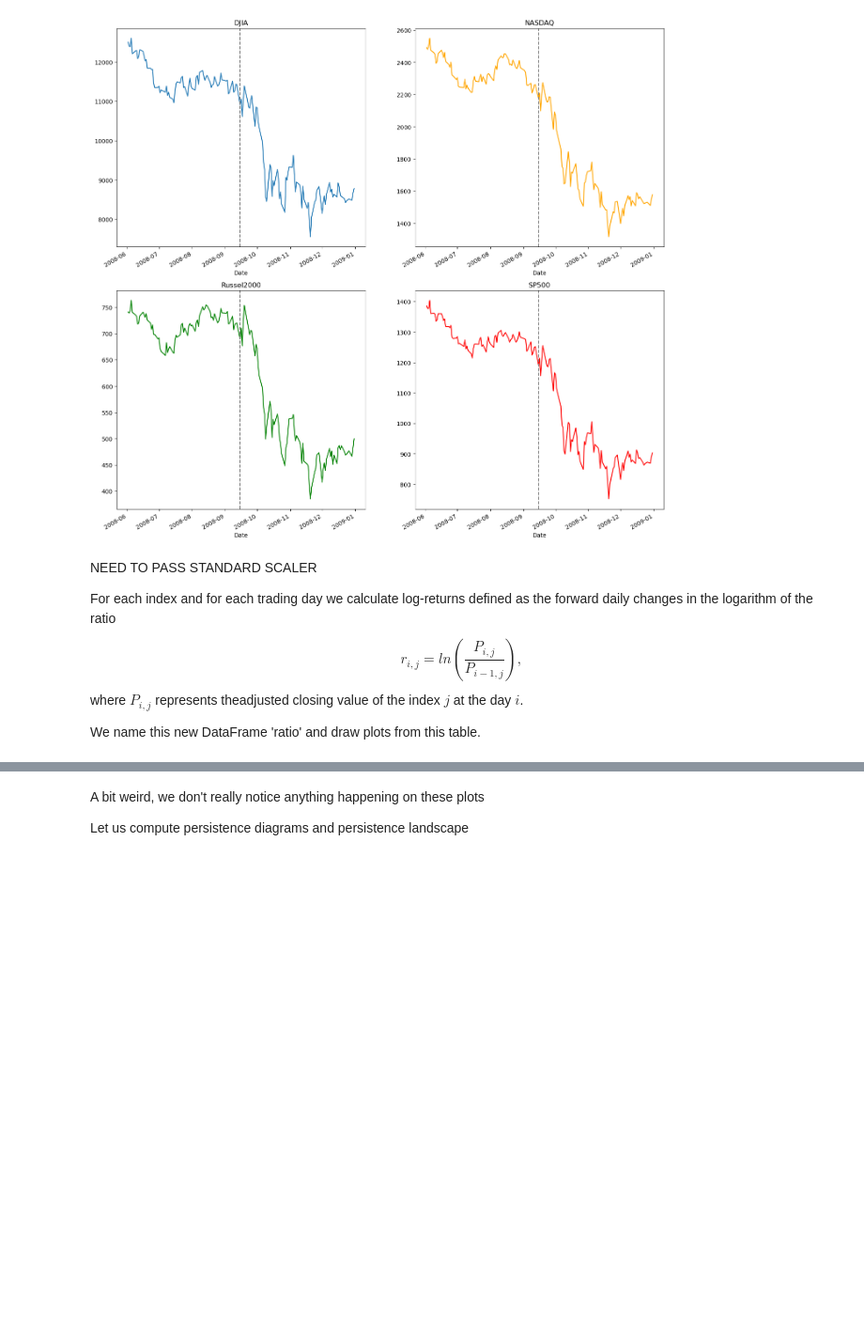
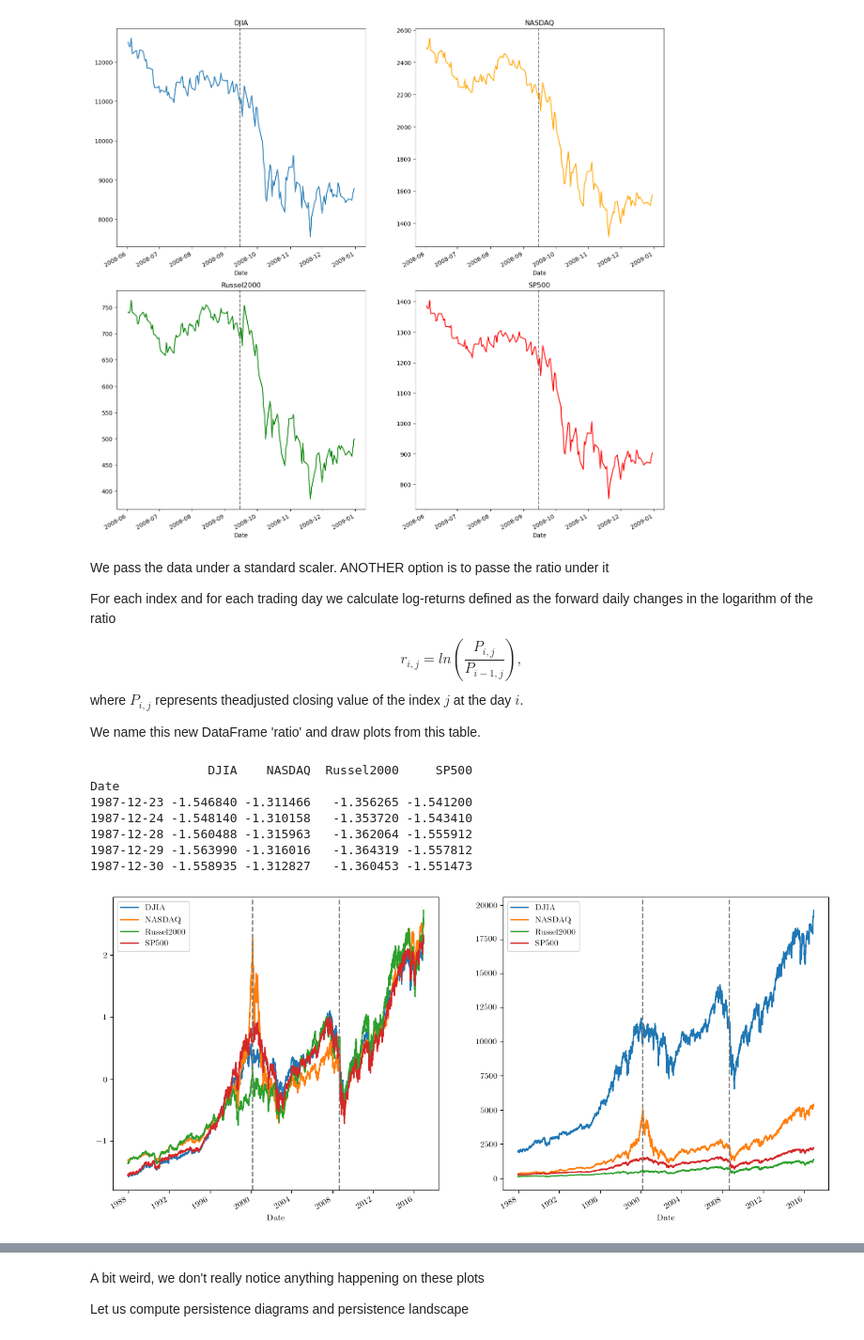
Before and after one commit to FloerHogy/FinancialTimeSeriesTDA, a Jupyter notebook: Project TDA/ProjectTDA.ipynb, the cells around one changed output, grey strips where cells are left out. Shown at 94% size. Saved outputs shown, nothing was run; the diff lists cells and outputs as text; code cells hidden in the pictures; blank space fills up the shorter version.

```diff
--- a/Project TDA/ProjectTDA.ipynb
+++ b/Project TDA/ProjectTDA.ipynb
@@ -169,9 +170,36 @@ plt.show()
 # %% [output]
 [figure]
 # %% [markdown]
-NEED TO PASS STANDARD SCALER
+We pass the data under a standard scaler.
+ANOTHER option is to passe the ratio under it
 
 For each index and for each trading day we calculate log-returns defined as the forward daily changes in the logarithm of the ratio $$r_{i,j} = ln(\frac{P_{i,j}}{P_{i-1,j}}),$$ where $P_{i,j}$ represents theadjusted closing value of the index $j$ at the day $i$.
 
 We name this new DataFrame 'ratio' and draw plots from this table.
+# %%
+scaler = StandardScaler()
+close_scaled = pd.DataFrame(scaler.fit_transform(close),columns = close.columns)
+close_scaled.set_index(close.index, inplace = True)
+print(close_scaled.head())
+
+fig, axs = plt.subplots(1,2, figsize = (15,7))
+
+close_scaled.plot(ax = axs[0])
+close.plot(ax = axs[1])
+
+axs[0].axvline(x = '2008-09-15', color = 'grey', linestyle = '--')
+axs[0].axvline(x = '2000-03-10', color = 'grey', linestyle = '--')
+axs[1].axvline(x = '2008-09-15', color = 'grey', linestyle = '--')
+axs[1].axvline(x = '2000-03-10', color = 'grey', linestyle = '--')
+
+plt.show()
+# %% [output]
+                DJIA    NASDAQ  Russel2000     SP500
+Date
+1987-12-23 -1.546840 -1.311466   -1.356265 -1.541200
+1987-12-24 -1.548140 -1.310158   -1.353720 -1.543410
+1987-12-28 -1.560488 -1.315963   -1.362064 -1.555912
+1987-12-29 -1.563990 -1.316016   -1.364319 -1.557812
+1987-12-30 -1.558935 -1.312827   -1.360453 -1.551473
+[figure, added]
 # %%
```
Also changed, not shown: parts of 18 cells of this notebook, 2 other files.
